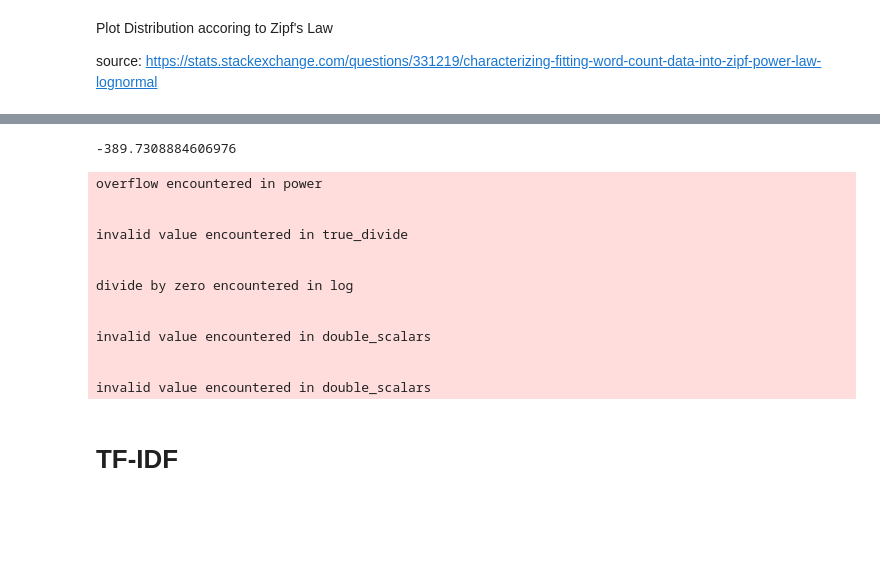
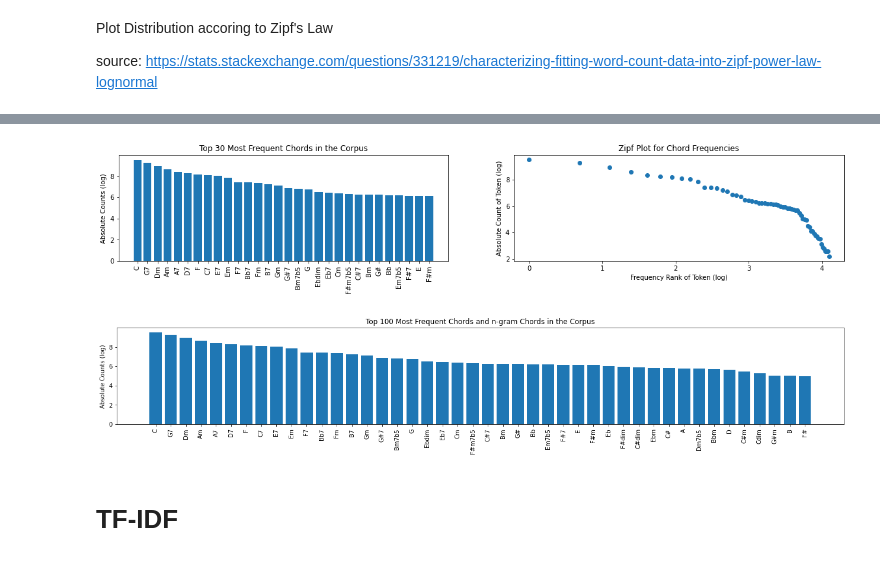
Before and after one commit to 11doris/jazz-tunes-similarity, a Jupyter notebook: colab_g_recommender_score.ipynb, the cells around one changed output, grey strips where cells are left out. Saved outputs shown, nothing was run; the diff lists cells and outputs as text; code cells hidden in the pictures; blank space fills up the shorter version.

```diff
--- a/colab_g_recommender_score.ipynb
+++ b/colab_g_recommender_score.ipynb
@@ -543,7 +579,6 @@ from collections import Counter
 
 counter_of_words = df_chords.set_index('chord').to_dict(orient='dict')
 counter_of_words = Counter(counter_of_words['count'])
-counter_of_counts = Counter(counter_of_words.values())
 
-word_counts = np.array(list(counter_of_counts.keys()))
-freq_of_word_counts = np.array(list(counter_of_counts.values()))
+word_counts = sorted(counter_of_words.values(), reverse=True)
+frequency_rank = np.array(list(range(1, len(word_counts) + 1)))
@@ -559,29 +585,41 @@ plt.savefig('plot.png')
-# %%
-def neg_zipf_likelihood(s):
-    n = sum(freq_of_word_counts)
-    # for each word count, find the probability that a random word has such word count
-    probas = word_counts ** (-s) / np.sum(np.arange(1, n+1) **(-s))
-    log_likelihood = sum(np.log(probas) * word_counts)
-    return -log_likelihood
-
-from scipy.optimize import minimize_scalar
-s_best = minimize_scalar(neg_zipf_likelihood, [0.1, 3.0] )
-print(s_best.x)
-# %% [output]
--389.7308884606976
-overflow encountered in power
-
-
-invalid value encountered in true_divide
-
-
-divide by zero encountered in log
-
-
-invalid value encountered in double_scalars
-
-
-invalid value encountered in double_scalars
+# %%
+plt.figure(figsize=(20, 3))
+
+plt.subplot(1, 2, 1)
+
+n = 30
+df_top = df_chords_top.head(n)
+plt.bar(df_top['chord'], np.log(df_top['count']))
+plt.xlabel('')
+plt.ylabel('Absolute Counts (log)')
+plt.title(f'Top {n} Most Frequent Chords in the Corpus')
+ax = plt.gca()
+ax.set_xticklabels(labels=df_chords_top['chord'],rotation=90);
+
+plt.subplot(1, 2, 2)
+
+plt.scatter(np.log(frequency_rank), np.log(word_counts))
+plt.xlabel('Frequency Rank of Token (log)')
+plt.ylabel('Absolute Count of Token (log)')
+plt.title('Zipf Plot for Chord Frequencies')
+
+plt.savefig('plot.png')
+# %% [output]
+[figure, added]
+# %%
+plt.figure(figsize=(22, 3))
+
+n = 100
+
+df_top = df_chords_top.head(n)
+plt.bar(df_top['chord'], np.log(df_top['count']))
+plt.xlabel('')
+plt.ylabel('Absolute Counts (log)')
+plt.title(f'Top {n} Most Frequent Chords and n-gram Chords in the Corpus')
+ax = plt.gca()
+ax.set_xticklabels(labels=df_chords_top['chord'],rotation=90);
+# %% [output]
+[figure, added]
 # %%
 if use_wandb:
   wandb.log(
```
Also changed, not shown: parts of 47 cells of this notebook.
